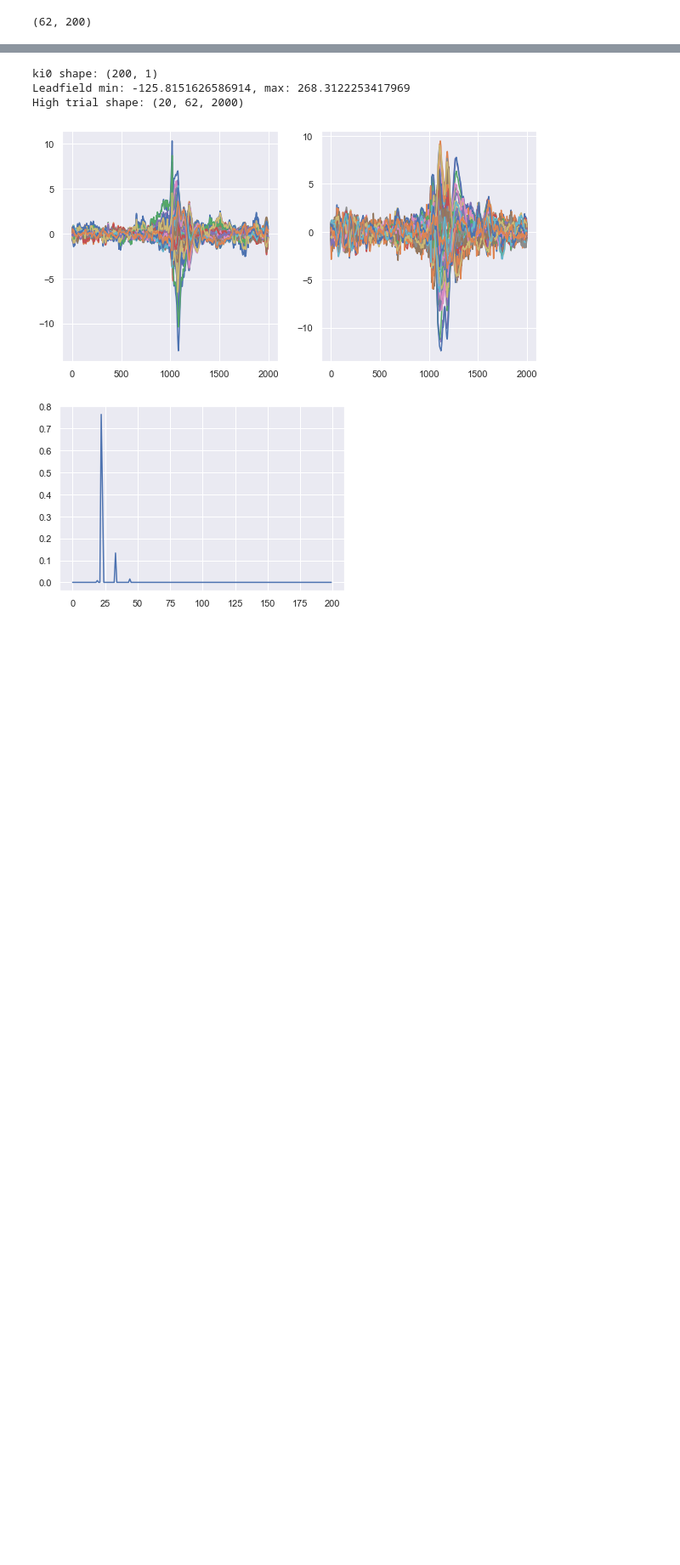
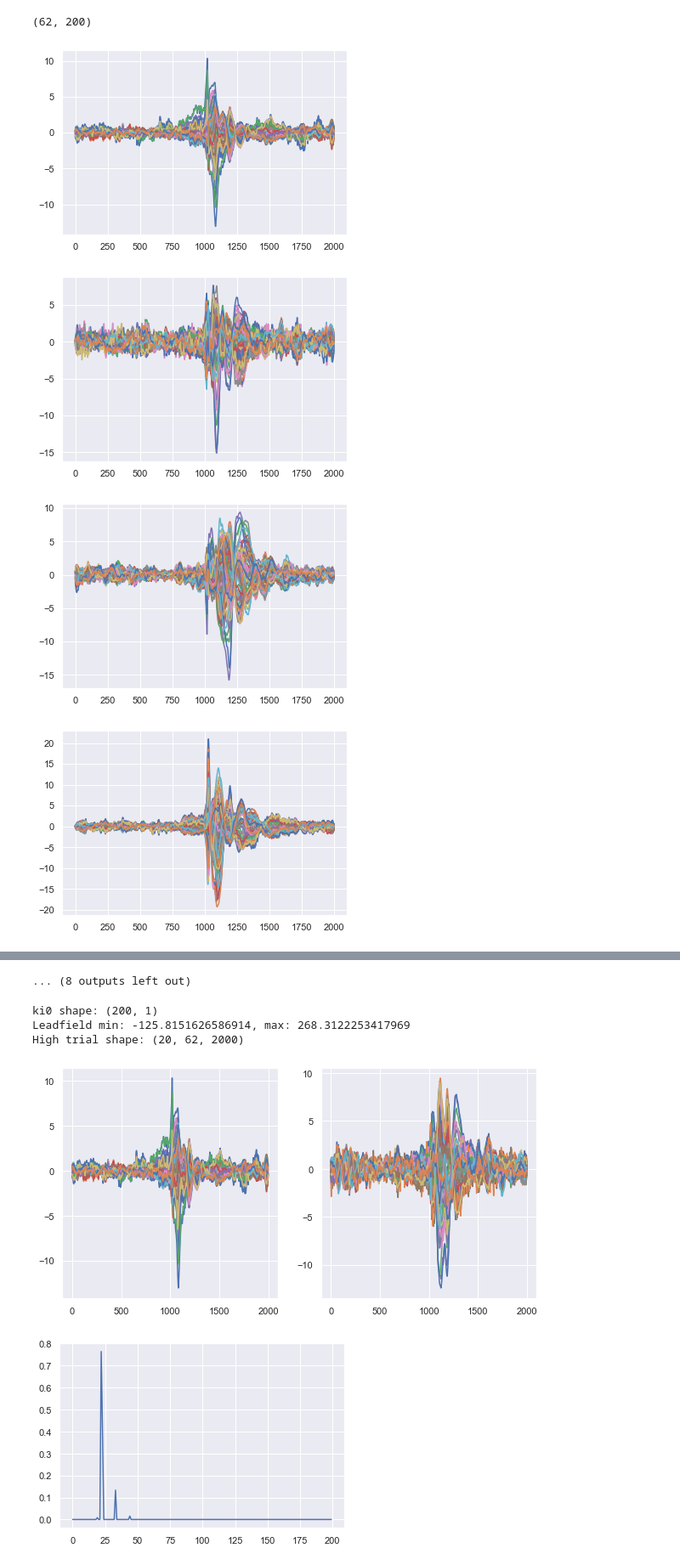
Before and after one commit to dissagaliyeva/tms-eeg, a Jupyter notebook: notebooks/model_fit.ipynb, the cells around one changed output, grey strips where cells are left out. Shown at 85% size. Drawn from its saved outputs; the diff is of its cells as text; code cells hidden in the pictures; blank space fills up the shorter version.

```diff
--- a/notebooks/model_fit.ipynb
+++ b/notebooks/model_fit.ipynb
@@ -41,3 +41,14 @@ gm = lm
 print(gm.shape)
 # %% [output]
 (62, 200)
+# %%
+data = io.loadmat(high_file)['only_high_trial']
+
+for idx in range(data.shape[0]):
+    plt.plot(data[idx].T)
+    plt.show()
+# %% [output]
+[figure, added]
+[figure, added]
+[figure, added]
+[figure, added]
@@ -44,3 +63,4 @@ print(gm.shape)
+... (8 outputs left out)
 # %%
 # open files
 eeg = np.load(file_eeg, allow_pickle=True)
```
Also changed, not shown: parts of 2 cells of this notebook, 2 other files.
